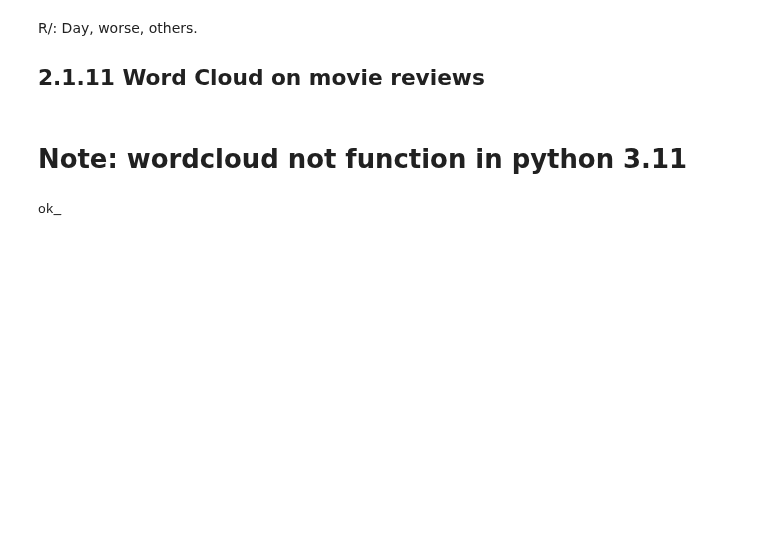
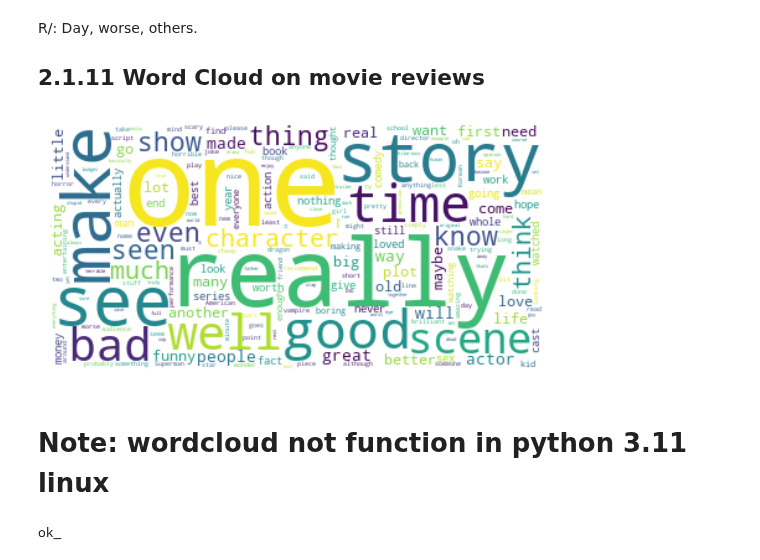
Before and after one commit to oecorrechag/natural_language_processing, a Jupyter notebook: 2. Sentiment Analysis in Python/notebooks/2.1.0_Sentiment Analysis Nuts and Bolts.ipynb, the cells around one changed output. Drawn from its saved outputs; the diff is of its cells as text; code cells hidden in the pictures; blank space fills up the shorter version.

Commit message:
wordcloud python3.11 -> win

```diff
--- a/2. Sentiment Analysis in Python/notebooks/2.1.0_Sentiment Analysis Nuts and Bolts.ipynb
+++ b/2. Sentiment Analysis in Python/notebooks/2.1.0_Sentiment Analysis Nuts and Bolts.ipynb
@@ -142,17 +144,19 @@ R/: Day, worse, others.
 
 ## 2.1.11 Word Cloud on movie reviews
 # %%
-# # Create and generate a word cloud image
-# my_cloud = WordCloud(background_color='white', stopwords=my_stopwords).generate(descriptions)
+# Create and generate a word cloud image
+my_cloud = WordCloud(background_color='white', stopwords=my_stopwords).generate(descriptions)
 
-# # Display the generated wordcloud image
-# plt.imshow(my_cloud, interpolation='bilinear')
-# plt.axis("off")
+# Display the generated wordcloud image
+plt.imshow(my_cloud, interpolation='bilinear')
+plt.axis("off")
 
-# # Don't forget to show the final image
-# plt.show()
+# Don't forget to show the final image
+plt.show()
+# %% [output]
+[figure, added]
 # %% [markdown]
-# Note: wordcloud not function in python 3.11
+# Note: wordcloud not function in python 3.11 linux
 # %%
 print('ok_')
 # %% [output]
```
Also changed, not shown: parts of 4 cells of this notebook, 1 other file.
